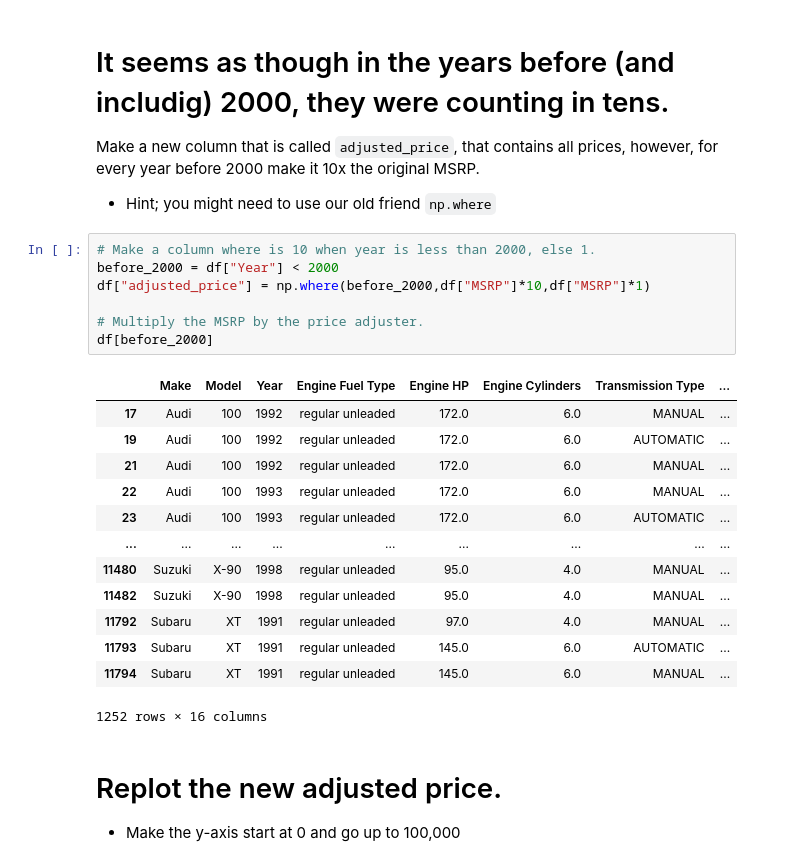
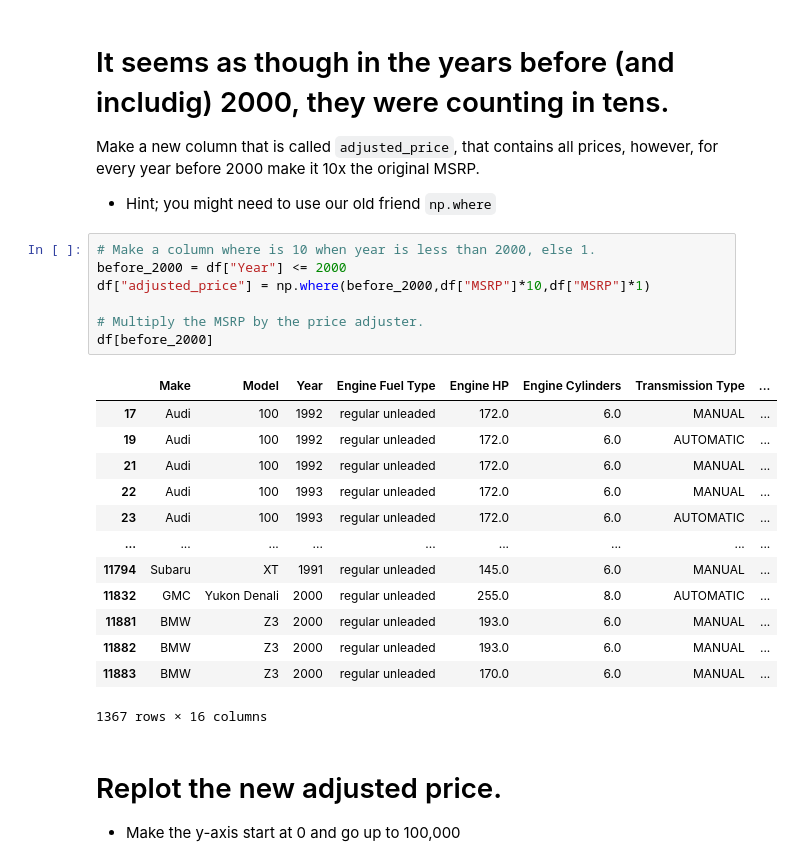
Before and after one commit to Jhwee2/2022-fall-data-science, a Jupyter notebook: Week-02-EDA/Exercise-EDA.ipynb, the cells around one changed output. Drawn from its saved outputs; the diff is of its cells as text.

```diff
--- a/Week-02-EDA/Exercise-EDA.ipynb
+++ b/Week-02-EDA/Exercise-EDA.ipynb
@@ -138,25 +129,25 @@ Make a new column that is called `adjusted_price`, that contains all prices, how
    * Hint; you might need to use our old friend `np.where`
 # %%
 # Make a column where is 10 when year is less than 2000, else 1.
-before_2000 = df["Year"] < 2000
+before_2000 = df["Year"] <= 2000
 df["adjusted_price"] = np.where(before_2000,df["MSRP"]*10,df["MSRP"]*1)
 
 # Multiply the MSRP by the price adjuster.
 df[before_2000]
 # %% [output]
 |  | Make | Model | Year | Engine Fuel Type | Engine HP | Engine Cylinders | Transmission Type | ... |
 | 17 | Audi | 100 | 1992 | regular unleaded | 172.0 | 6.0 | MANUAL | ... |
 | 19 | Audi | 100 | 1992 | regular unleaded | 172.0 | 6.0 | AUTOMATIC | ... |
 | 21 | Audi | 100 | 1992 | regular unleaded | 172.0 | 6.0 | MANUAL | ... |
 | 22 | Audi | 100 | 1993 | regular unleaded | 172.0 | 6.0 | MANUAL | ... |
 | 23 | Audi | 100 | 1993 | regular unleaded | 172.0 | 6.0 | AUTOMATIC | ... |
 | ... | ... | ... | ... | ... | ... | ... | ... | ... |
-| 11480 | Suzuki | X-90 | 1998 | regular unleaded | 95.0 | 4.0 | MANUAL | ... |
-| 11482 | Suzuki | X-90 | 1998 | regular unleaded | 95.0 | 4.0 | MANUAL | ... |
-| 11792 | Subaru | XT | 1991 | regular unleaded | 97.0 | 4.0 | MANUAL | ... |
-| 11793 | Subaru | XT | 1991 | regular unleaded | 145.0 | 6.0 | AUTOMATIC | ... |
 | 11794 | Subaru | XT | 1991 | regular unleaded | 145.0 | 6.0 | MANUAL | ... |
+| 11832 | GMC | Yukon Denali | 2000 | regular unleaded | 255.0 | 8.0 | AUTOMATIC | ... |
+| 11881 | BMW | Z3 | 2000 | regular unleaded | 193.0 | 6.0 | MANUAL | ... |
+| 11882 | BMW | Z3 | 2000 | regular unleaded | 193.0 | 6.0 | MANUAL | ... |
+| 11883 | BMW | Z3 | 2000 | regular unleaded | 170.0 | 6.0 | MANUAL | ... |
-1252 rows × 16 columns
+1367 rows × 16 columns
 # %% [markdown]
 # Replot the new adjusted price.
 * Make the y-axis start at 0 and go up to 100,000
```
Also changed, not shown: parts of 26 cells of this notebook, 1 other file.
